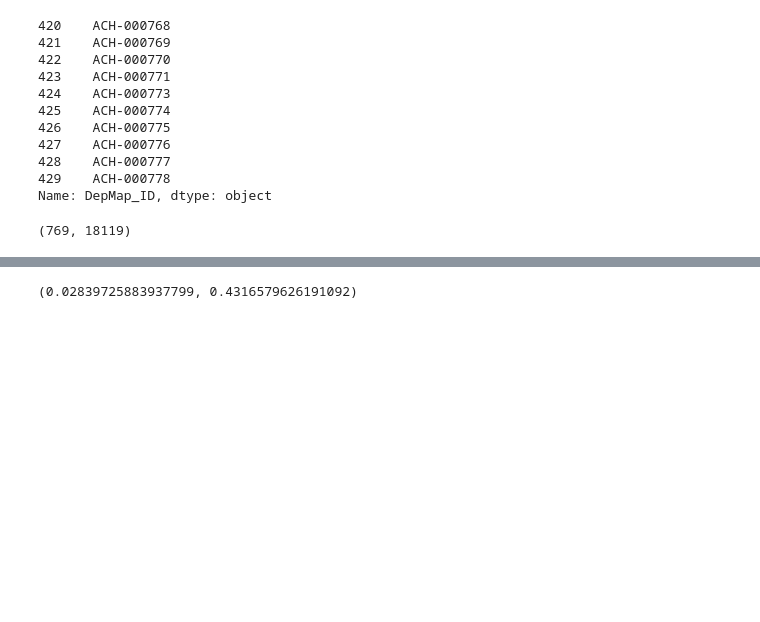
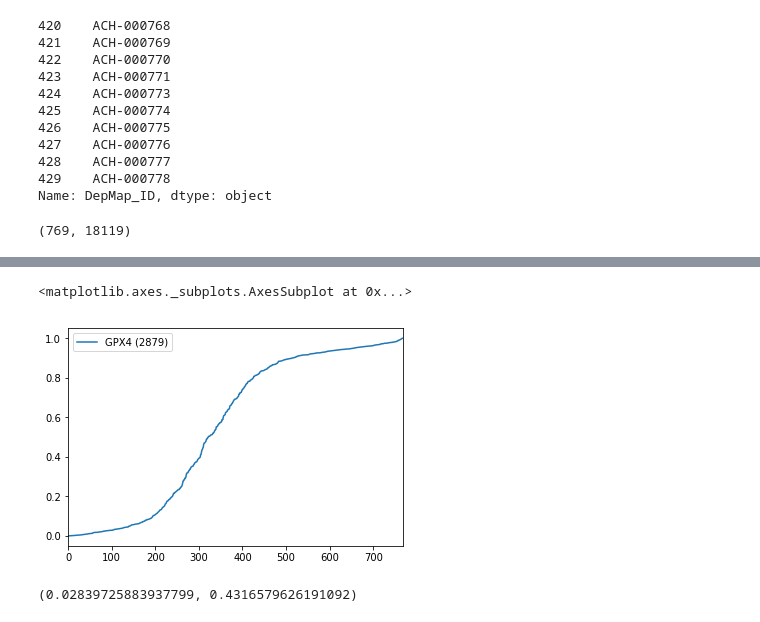
Before and after one commit to lannwal/projectlab, a Jupyter notebook: correlating_the_genes.ipynb, the cells around one changed output, grey strips where cells are left out. Saved outputs shown, nothing was run; the diff lists cells and outputs as text; code cells hidden in the pictures; blank space fills up the shorter version.

```diff
--- a/correlating_the_genes.ipynb
+++ b/correlating_the_genes.ipynb
@@ -53,3 +41,11 @@ Name: PEX13 (5194), Length: 769, dtype: float64
+# %%
+gpx = dep["GPX4 (2879)"].sort_values()
+gpx = gpx.reset_index()
+gpx = gpx.drop('index',1)
+gpx.plot()
+# %% [output]
+<matplotlib.axes._subplots.AxesSubplot at 0x...>
+[figure, added]
 # %%
 a = dep['A1BG (1)']
 b = dep['A2M (2)']
```
Also changed, not shown: parts of 2 cells of this notebook.
